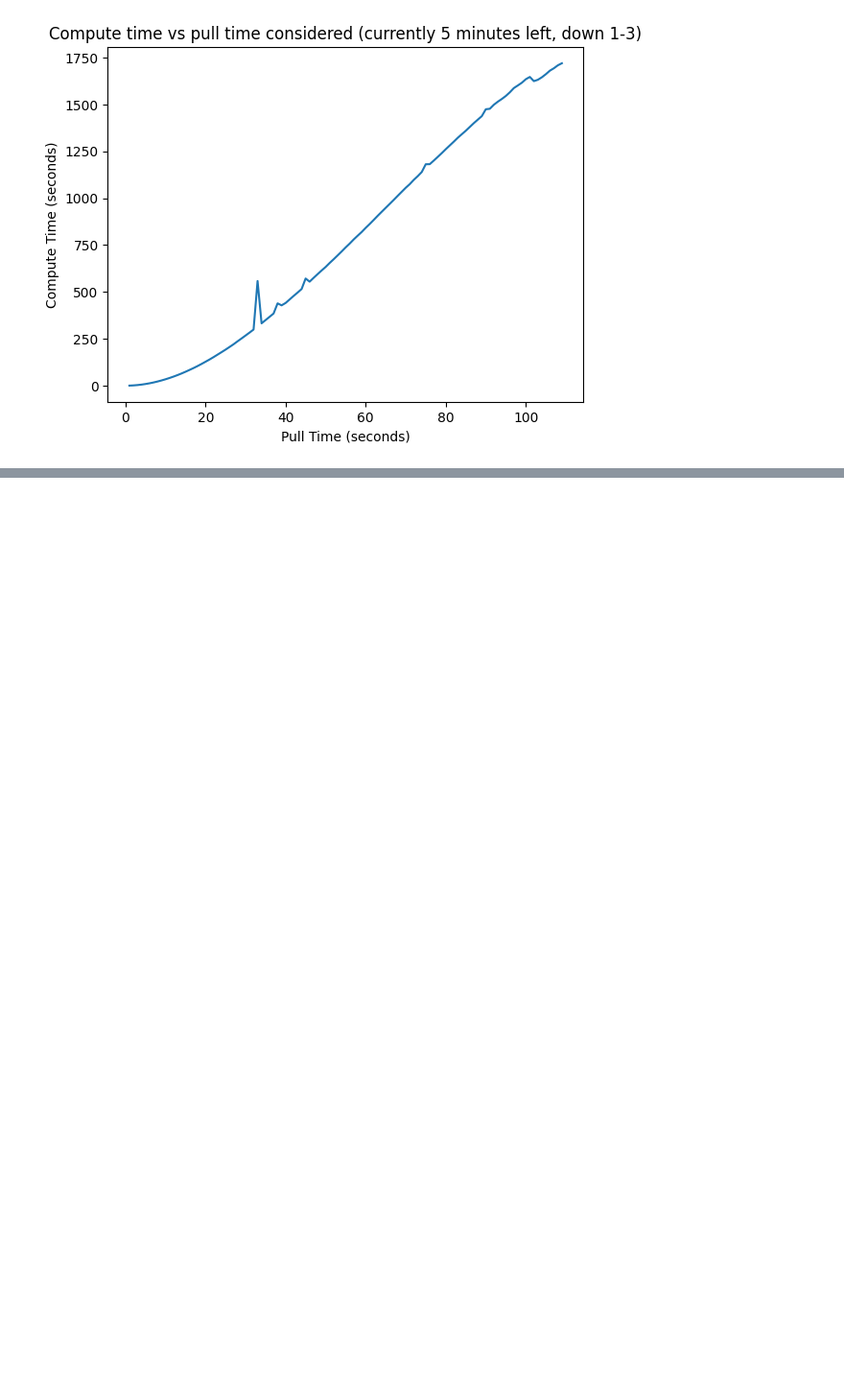
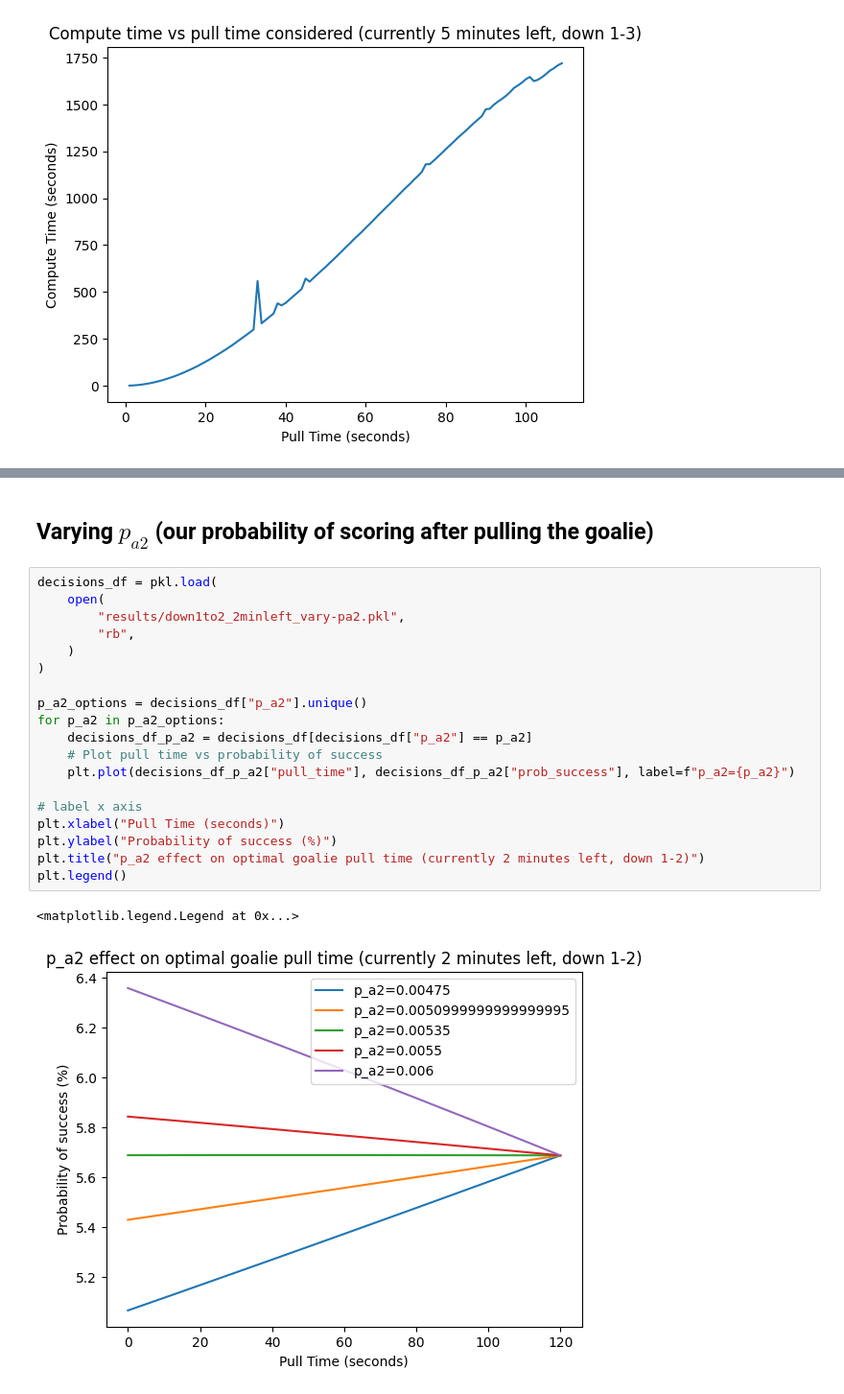
Before and after one commit to ryan-moreno/CS524-project, a Jupyter notebook: optimization/visualize_results.ipynb, the cells around one changed output, grey strips where cells are left out. Shown at 96% size. Drawn from its saved outputs; the diff is of its cells as text; blank space fills up the shorter version.

Commit message:
Vary p_a2

```diff
--- a/optimization/visualize_results.ipynb
+++ b/optimization/visualize_results.ipynb
@@ -33,0 +95,24 @@ Text(0.5, 1.0, 'Compute time vs pull time considered (currently 5 minutes left,
+# %% [markdown]
+## Varying $p_{a2}$ (our probability of scoring after pulling the goalie)
+# %%
+decisions_df = pkl.load(
+    open(
+        "results/down1to2_2minleft_vary-pa2.pkl",
+        "rb",
+    )
+)
+
+p_a2_options = decisions_df["p_a2"].unique()
+for p_a2 in p_a2_options:
+    decisions_df_p_a2 = decisions_df[decisions_df["p_a2"] == p_a2]
+    # Plot pull time vs probability of success
+    plt.plot(decisions_df_p_a2["pull_time"], decisions_df_p_a2["prob_success"], label=f"p_a2={p_a2}")
+
+# label x axis
+plt.xlabel("Pull Time (seconds)")
+plt.ylabel("Probability of success (%)")
+plt.title("p_a2 effect on optimal goalie pull time (currently 2 minutes left, down 1-2)")
+plt.legend()
+# %% [output]
+<matplotlib.legend.Legend at 0x...>
+[figure, added]
```
Also changed, not shown: parts of 6 cells of this notebook, 2 other files.
